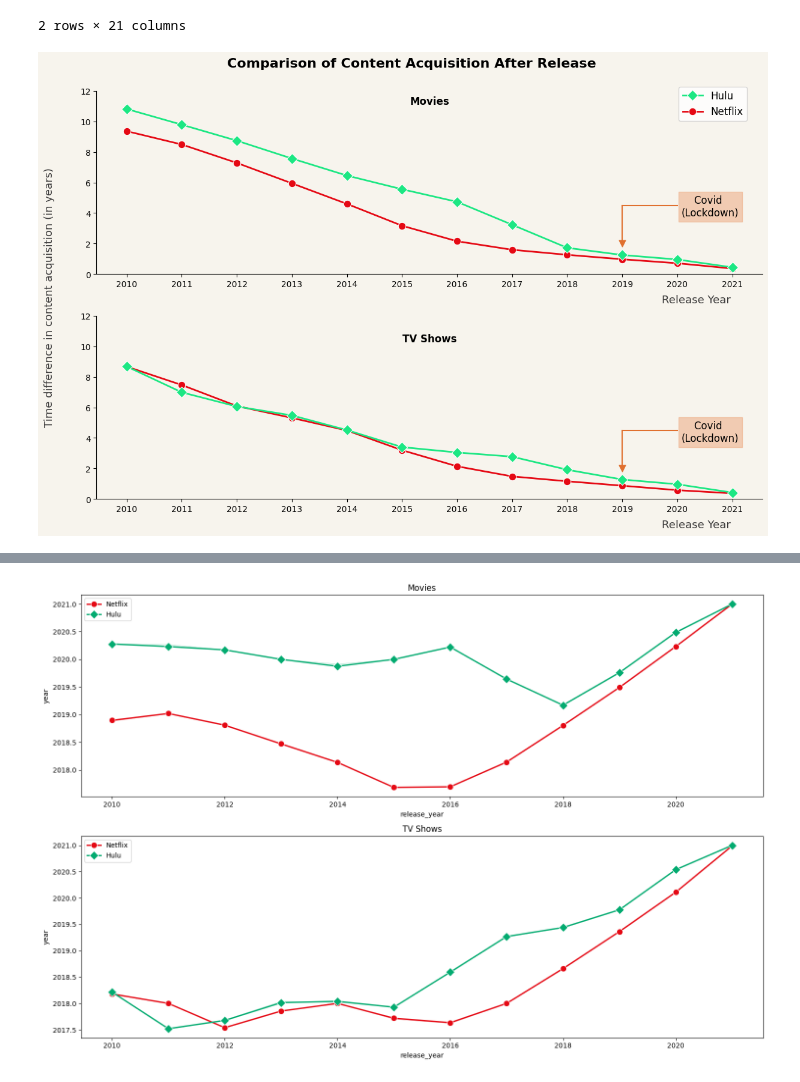
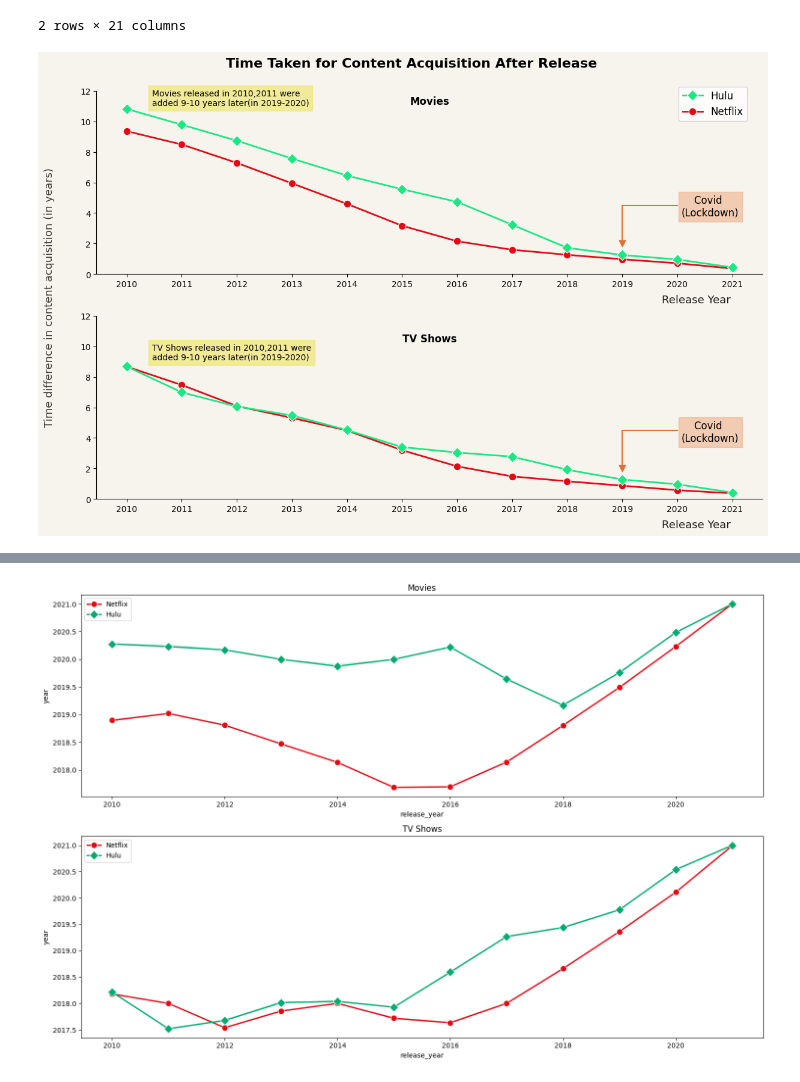
Before and after one commit to RickyMiura/Netflix-Hulu-EDA, a Jupyter notebook: plotting_gopi.ipynb, the cells around one changed output, grey strips where cells are left out. Saved outputs shown, nothing was run; the diff lists cells and outputs as text; code cells hidden in the pictures.

```diff
--- a/plotting_gopi.ipynb
+++ b/plotting_gopi.ipynb
@@ -197,5 +200,6 @@ hulu['difference_y'] = round(hulu['difference']/12, 2)
 # %%
-# covid_icon = plt.imread('covidicon.png')
+netflix['difference_y'] = round(netflix['difference']/12, 2)
+hulu['difference_y'] = round(hulu['difference']/12, 2)
 FONT=None
 
 fig, ax = plt.subplots(2, 1, figsize=(12,8))
@@ -215,10 +219,10 @@ ax[1].set_title("TV Shows")
 
 
 ax[0].set_xticks(netflix['release_year'].unique(), netflix['release_year'].unique(), font=FONT, fontsize=10)
-ax[0].set_xlabel('Release Year', font=FONT, fontsize=13, color='#3d3c3c')
+ax[0].set_xlabel('Release Year', font=FONT, fontsize=13, color='#212020')
 ax[0].xaxis.set_label_coords(0.90, -0.11)
 ax[1].set_xticks(netflix['release_year'].unique(), netflix['release_year'].unique(), font=FONT, fontsize=10)
-ax[1].set_xlabel('Release Year', font=FONT, fontsize=13, color='#3d3c3c')
+ax[1].set_xlabel('Release Year', font=FONT, fontsize=13, color='#212020')
 ax[1].xaxis.set_label_coords(0.90, -0.11)
 ax[0].set_ylim(0,12)
 ax[1].set_ylim(0,12)
@@ -227,33 +231,38 @@ fig.supylabel('Time difference in content acquisition (in years)', font=FONT, fo
 ax[0].set_ylabel(None)
 ax[1].set_ylabel(None)
 
-fig.suptitle("Comparison of Content Acquisition After Release", font=FONT, fontsize=16, fontweight='bold', x=0.50, y=1.0)
+fig.suptitle("Time Taken for Content Acquisition After Release", font=FONT, fontsize=16, fontweight='bold', x=0.50, y=1.0)
 ax[0].set_title("Movies", font=FONT, fontsize=12, fontweight='bold', x=0.50, y=0.90)
 ax[1].set_title("TV Shows", font=FONT, fontsize=12, fontweight='bold', x=0.50, y=0.83)
 
 ax[0].legend_.remove()
 fig.legend(loc='upper right', reverse=True, bbox_to_anchor=(0.973, 0.95), fontsize=12)
 
 ax[0].spines['top'].set_visible(False)
 ax[0].spines['right'].set_visible(False)
 ax[1].spines['top'].set_visible(False)
 ax[1].spines['right'].set_visible(False)
 
 ax[0].set_facecolor(color='#f7f4ed')
 ax[1].set_facecolor(color='#f7f4ed')
 fig.patch.set_facecolor(color='#f7f4ed')
 
 fig.text(s='    Covid\n(Lockdown)', x=0.875, y=0.67, fontsize=12, bbox=dict(facecolor='#eda479', alpha=0.5, edgecolor='#eda479'))
 ax[0].scatter(2019,2, marker='v', s=60, color='#e0702f')
 ax[0].plot([2019,2019], [2,4.5], color='#e0702f')
 ax[0].plot([2019,2020], [4.5,4.5], color='#e0702f')
 
 fig.text(s='    Covid\n(Lockdown)', x=0.875, y=0.20, fontsize=12, bbox=dict(facecolor='#eda479', alpha=0.5, edgecolor='#eda479'))
 ax[1].scatter(2019,2, marker='v', s=60, color='#e0702f')
 ax[1].plot([2019,2019], [2, 4.5], color='#e0702f')
 ax[1].plot([2019,2020], [4.5, 4.5], color='#e0702f')
 
+fig.text(s='Movies released in 2010,2011 were\nadded 9-10 years later(in 2019-2020)', x=0.14, y=0.90, fontsize=10,
+         bbox=dict(facecolor='#ede245', alpha=0.5, edgecolor='#ede245'))
+fig.text(s='TV Shows released in 2010,2011 were\nadded 9-10 years later(in 2019-2020)', x=0.14, y=0.37, fontsize=10,
+         bbox=dict(facecolor='#ede245', alpha=0.5, edgecolor='#ede245'))
+
 plt.tight_layout()
 plt.show()
 # %% [output]
-[figure, old version]
+[figure, new version]
```
Also changed, not shown: parts of 10 cells of this notebook, 3 other files.
